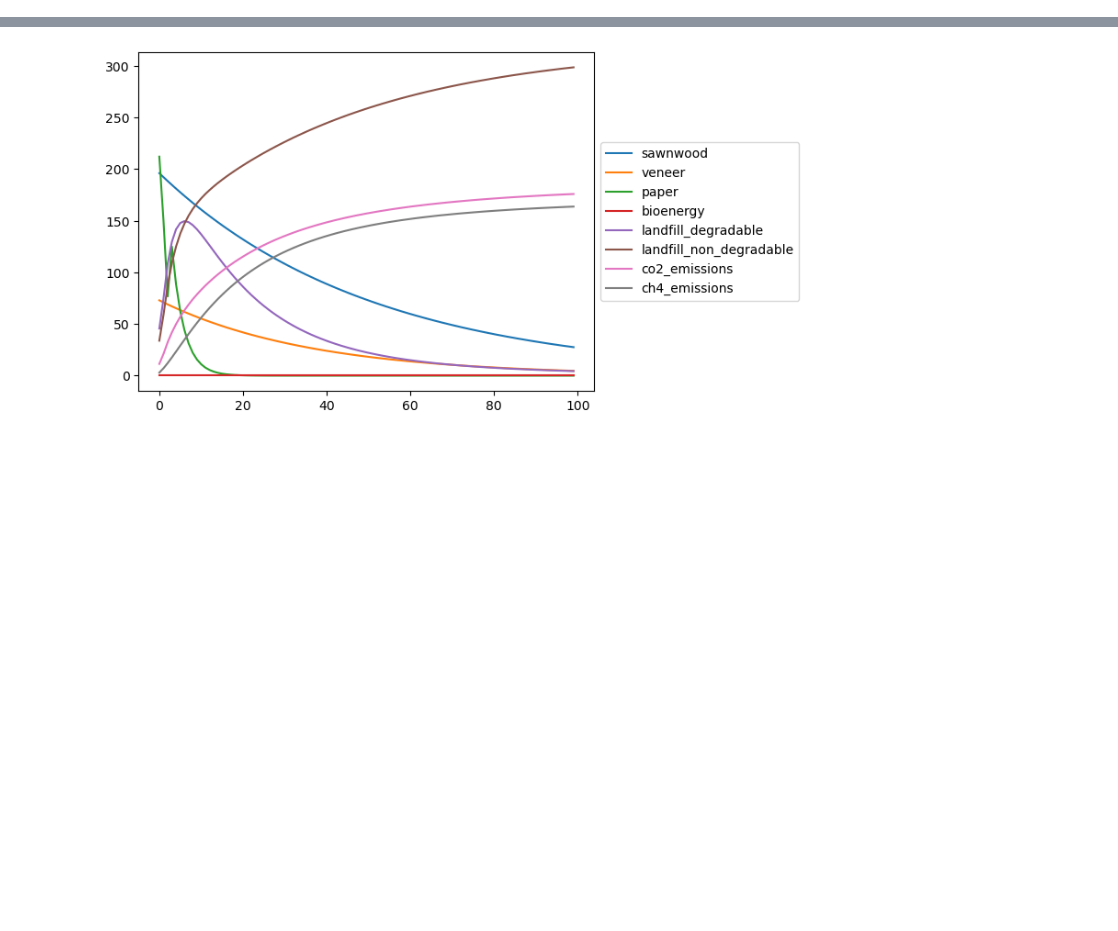
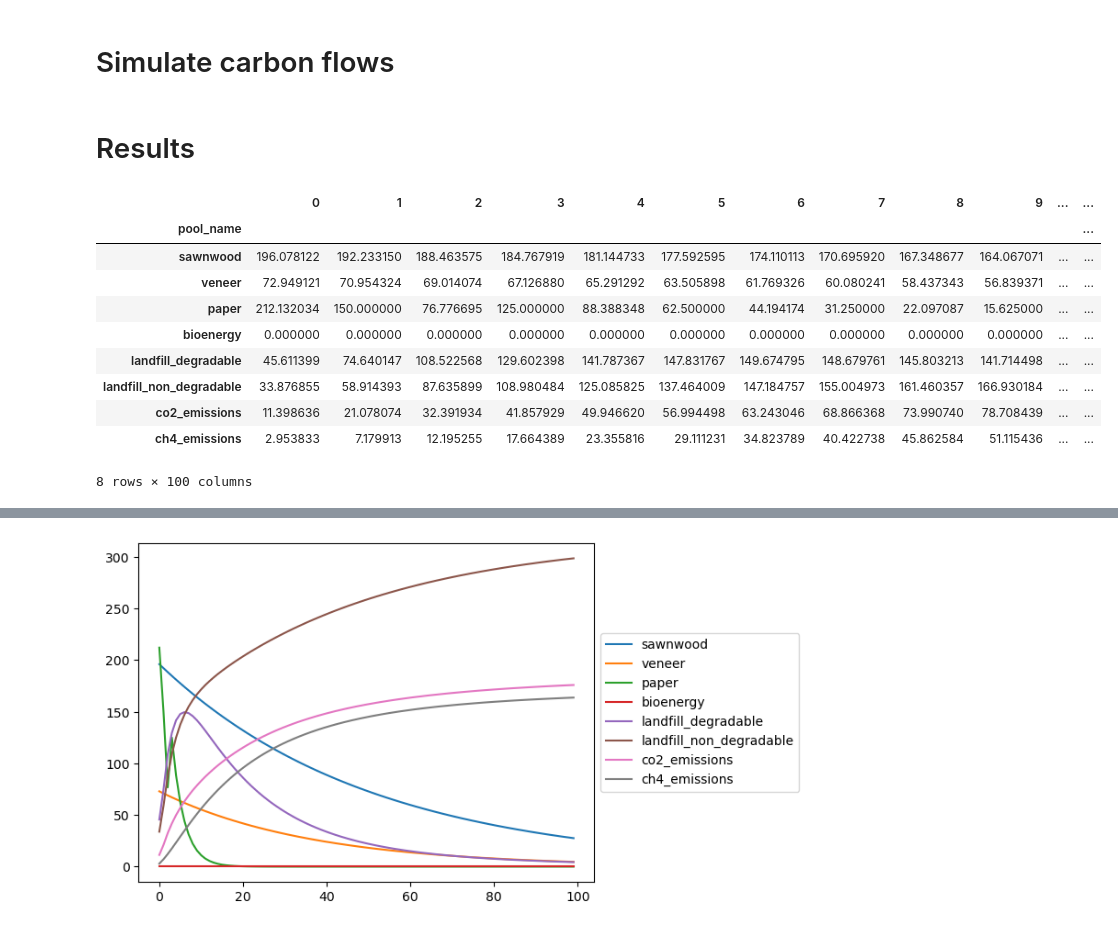
Before and after one commit to pierre-cantegril/hwp_carbon, a Jupyter notebook: examples/simple_example.ipynb, the cells around one changed output, grey strips where cells are left out. Saved outputs shown, nothing was run; the diff lists cells and outputs as text; code cells hidden in the pictures; blank space fills up the shorter version.

```diff
--- a/examples/simple_example.ipynb
+++ b/examples/simple_example.ipynb
@@ -45,5 +44,23 @@ dot.render('test_data')
+# %% [markdown]
+# Simulate carbon flows
 # %%
 inputs = {'paper': [300, 0, 0, 100], 'veneer': [75], 'sawnwood':[200]}
 steps = 100
 net.run_simulation(inputs, steps=steps)
+# %% [markdown]
+# Results
+# %%
+net.get_pools_attr('carbon_stock', as_dataframe=True)
+# %% [output]
+|  | 0 | 1 | 2 | 3 | 4 | 5 | 6 | 7 | 8 | 9 | ... | ... |
+| pool_name |  |  |  |  |  |  |  |  |  |  |  | ... |
+| sawnwood | 196.078122 | 192.233150 | 188.463575 | 184.767919 | 181.144733 | 177.592595 | 174.110113 | 170.695920 | 167.348677 | 164.067071 | ... | ... |
+| veneer | 72.949121 | 70.954324 | 69.014074 | 67.126880 | 65.291292 | 63.505898 | 61.769326 | 60.080241 | 58.437343 | 56.839371 | ... | ... |
+| paper | 212.132034 | 150.000000 | 76.776695 | 125.000000 | 88.388348 | 62.500000 | 44.194174 | 31.250000 | 22.097087 | 15.625000 | ... | ... |
+| bioenergy | 0.000000 | 0.000000 | 0.000000 | 0.000000 | 0.000000 | 0.000000 | 0.000000 | 0.000000 | 0.000000 | 0.000000 | ... | ... |
+| landfill_degradable | 45.611399 | 74.640147 | 108.522568 | 129.602398 | 141.787367 | 147.831767 | 149.674795 | 148.679761 | 145.803213 | 141.714498 | ... | ... |
+| landfill_non_degradable | 33.876855 | 58.914393 | 87.635899 | 108.980484 | 125.085825 | 137.464009 | 147.184757 | 155.004973 | 161.460357 | 166.930184 | ... | ... |
+| co2_emissions | 11.398636 | 21.078074 | 32.391934 | 41.857929 | 49.946620 | 56.994498 | 63.243046 | 68.866368 | 73.990740 | 78.708439 | ... | ... |
+| ch4_emissions | 2.953833 | 7.179913 | 12.195255 | 17.664389 | 23.355816 | 29.111231 | 34.823789 | 40.422738 | 45.862584 | 51.115436 | ... | ... |
+8 rows × 100 columns
 # %%
```
Also changed, not shown: parts of 49 cells of this notebook.
